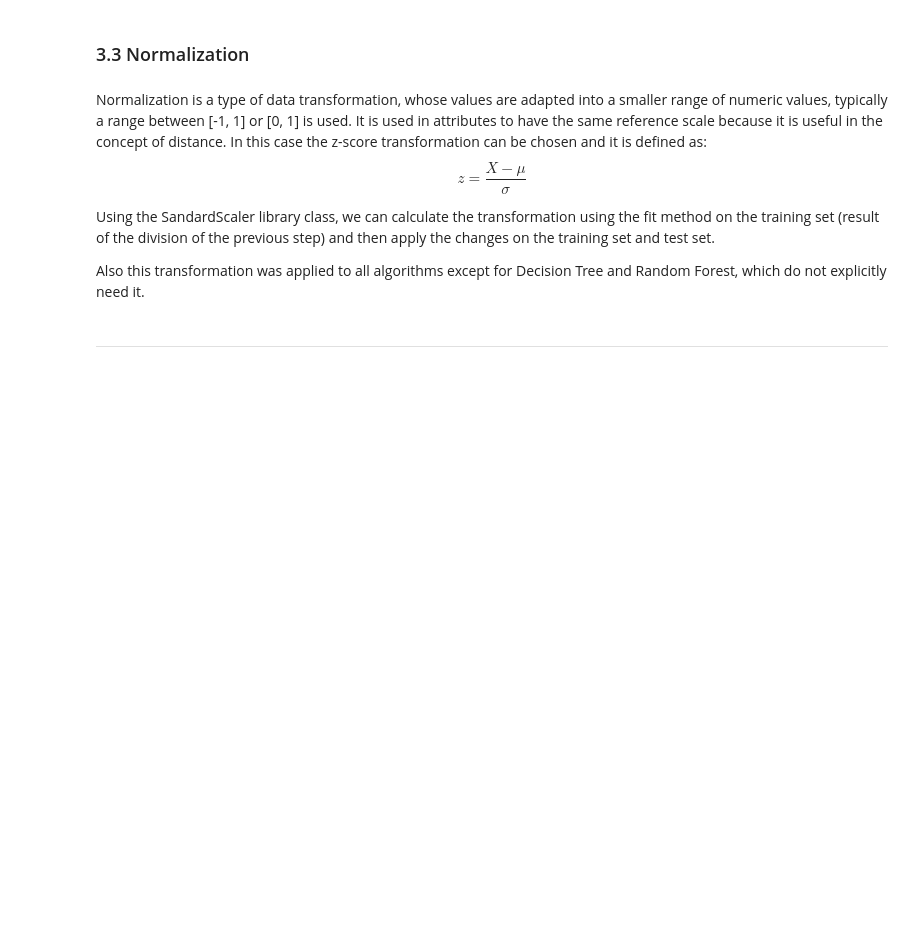
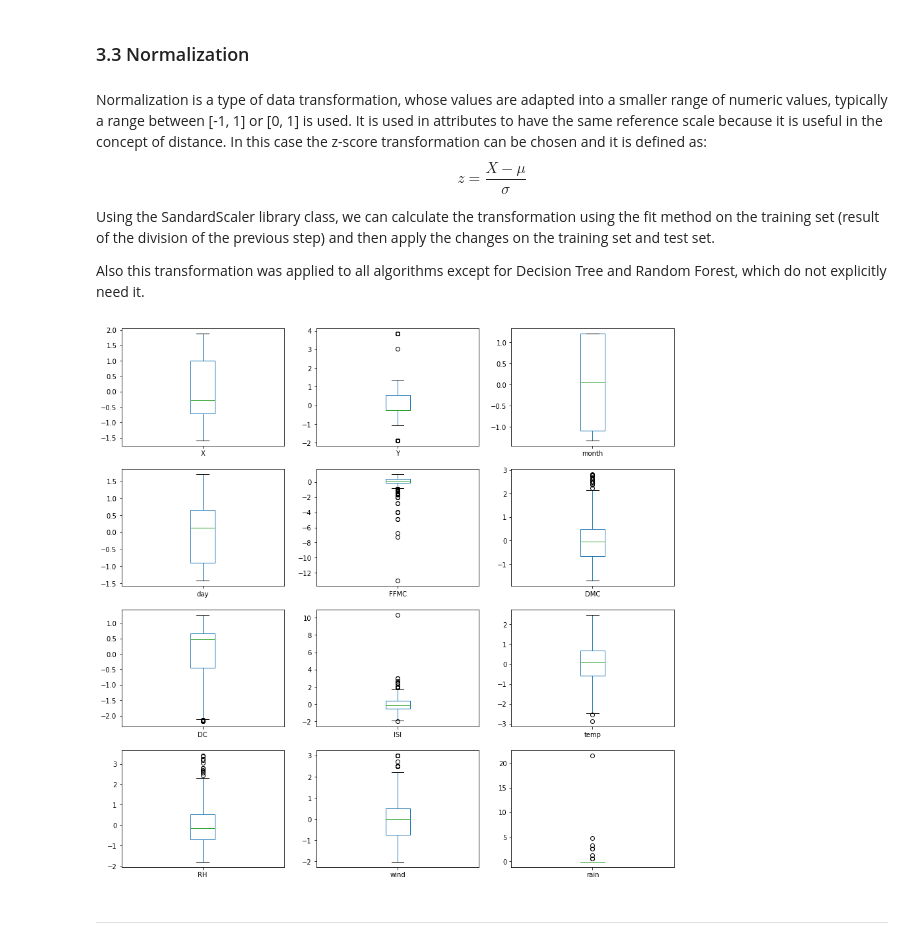
Before and after one commit to andrea7imo/DataSpacesThesis, a Jupyter notebook: DataSpacesThesis.ipynb, the cells around one changed output. Saved outputs shown, nothing was run; the diff lists cells and outputs as text; code cells hidden in the pictures; blank space fills up the shorter version.

Commit message:
Aggiunta box plot normalizzato

```diff
--- a/DataSpacesThesis.ipynb
+++ b/DataSpacesThesis.ipynb
@@ -438,6 +438,13 @@ Y_train_post = np.expm1(Y_train)
 Y_test_post = np.expm1(Y_test)
 Y_train_post_DT = np.expm1(Y_train_DT)
 Y_test_post_DT = np.expm1(Y_test_DT)
+# %%
+features = df.drop(columns="area")
+features[['X', 'Y', 'month', 'day', 'FFMC', 'DMC', 'DC', 'ISI', 'temp', 'RH', 'wind', 'rain']] = scaler.fit_transform(features[['X', 'Y', 'month', 'day', 'FFMC', 'DMC', 'DC', 'ISI', 'temp', 'RH', 'wind', 'rain']])
+features.plot(kind='box', subplots=True, layout=(4,3), figsize=(15,15), sharex=False, sharey=False)
+plt.show()
+# %% [output]
+[figure, added]
 # %% [markdown]
 ____________________________________________________________________
 # %% [markdown]
```
